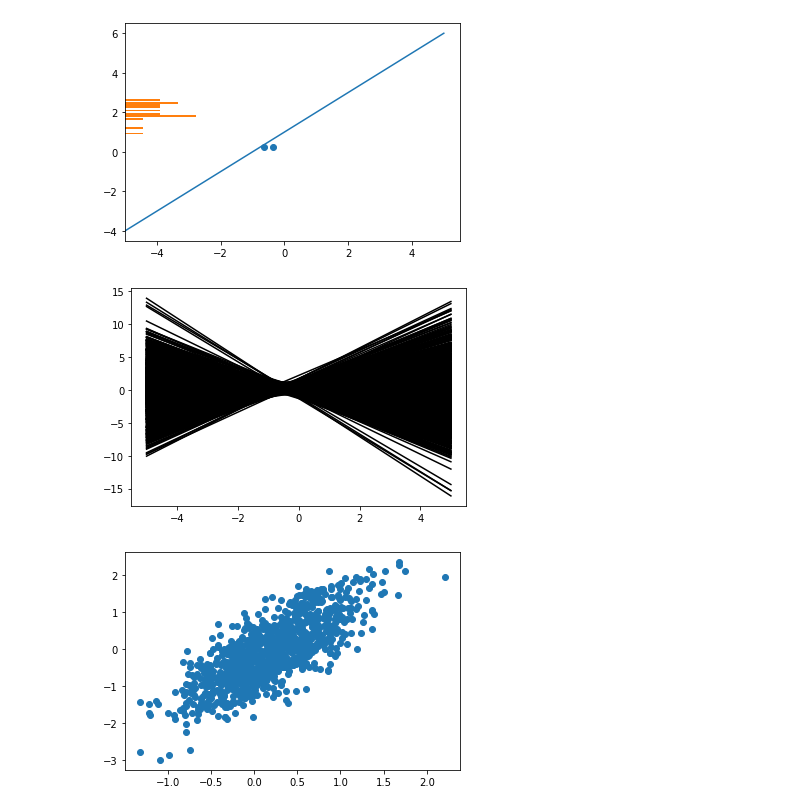
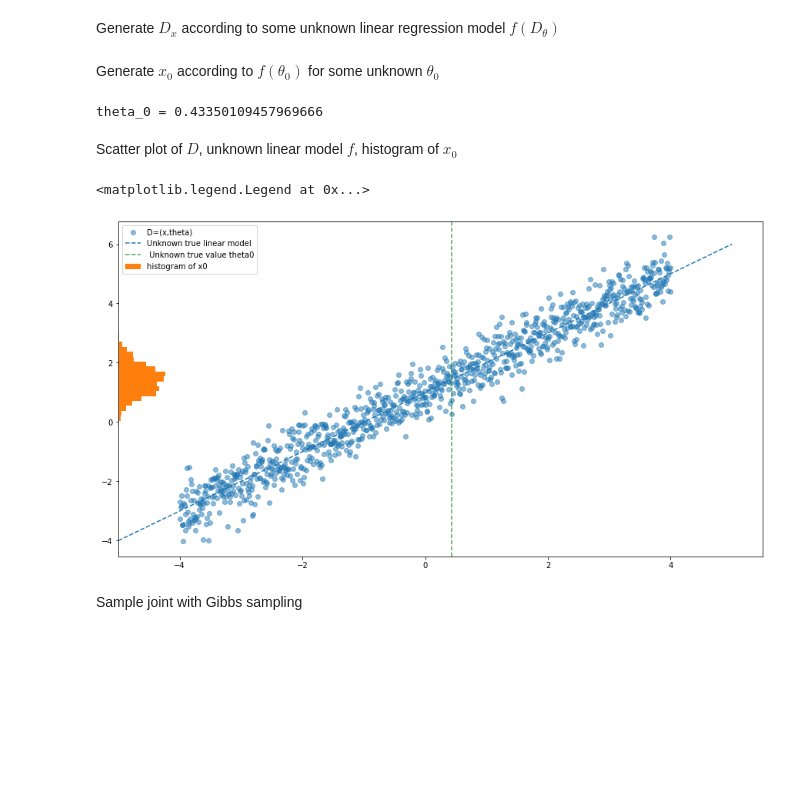
Before and after one commit to ElouanARGOUARCH/SBI, a Jupyter notebook: Bayesian Linear Regression .ipynb, the cells around one changed output. Drawn from its saved outputs; the diff is of its cells as text; code cells hidden in the pictures; blank space fills up the shorter version.

```diff
--- a/Bayesian Linear Regression .ipynb
+++ b/Bayesian Linear Regression .ipynb
@@ -6,30 +8,43 @@ import matplotlib
+# %%
+d = 1
+sigma_theta =torch.eye(d)*0.5
+mu_theta =torch.zeros(d)
+prior_distribution = torch.distributions.MultivariateNormal(mu_theta, sigma_theta)
+
+prior_log_prob = lambda samples: prior_distribution.log_prob(samples)
+
+n_D = 1000
+D_theta =torch.linspace(-4,4,n_D).unsqueeze(-1)
+# %% [markdown]
+Generate $D_x$ according to some unknown linear regression model $f(D_\theta)$
 # %%
-d = 1
-sigma_theta =torch.eye(d)
-mu_theta =torch.zeros(d)
-prior_distribution = torch.distributions.MultivariateNormal(mu_theta, sigma_theta)
-
-prior_log_prob = lambda samples: prior_distribution.log_prob(samples)
-
-num_samples = 2
-theta =prior_distribution.sample([num_samples])
-
 sigma_simulateur = .5
 f = lambda y: 1*torch.ones(d)@y.T+1
 simulateur= lambda theta: f(theta) + torch.randn(theta.shape[0])*sigma_simulateur
 
-x = simulateur(theta)
-
-theta_0 = torch.ones(d)
-number_observations= 20
-x0 = simulateur(theta_0.unsqueeze(0).repeat(number_observations, 1))
+D_x = simulateur(D_theta)
+# %% [markdown]
+Generate $x_0$ according to $f(\theta_0)$ for some unknown $\theta_0$
+# %%
+theta_0 = prior_distribution.sample()
+print('theta_0 = ' + str(theta_0.item()))
+n_x0= 1000
+x0 = simulateur(theta_0.unsqueeze(0).repeat(n_x0, 1))
+# %% [output]
+theta_0 = 0.43350109457969666
+# %% [markdown]
+Scatter plot of $D$, unknown linear model $f$, histogram of $x_0$
 # %%
-plt.scatter(theta[:,0].numpy(), x.numpy())
+plt.figure(figsize = (15,8))
+plt.scatter(D_theta[:,0].numpy(), D_x.numpy(), alpha =.5, label = 'D=(x,theta)')
 tt = torch.linspace(-5,5,100)
-plt.plot(tt,f(tt.unsqueeze(-1)))
-hist = plt.hist(x0.numpy(), orientation ='horizontal', bins = 20, density = True, bottom = -5)
+plt.plot(tt.numpy(),f(tt.unsqueeze(-1)).numpy(), linestyle = '--', label = 'Unknown true linear model')
+plt.axvline(theta_0.numpy(), color = 'green', alpha = .7, linestyle = '--', label=' Unknown true value theta0')
+hist = plt.hist(x0.numpy(), orientation ='horizontal', bins = 20, density = True, bottom = -5, label = 'histogram of x0')
+plt.legend()
 # %% [output]
+<matplotlib.legend.Legend at 0x...>
-[figure, old version]
+[figure, new version]
 # %%
 def plot_models(models):
     if models.shape[-1]<=2:
@@ -125,7 +154,2 @@ class bayesian_linear_regression:
-# %%
-blr = bayesian_linear_regression(x, theta, x0, sigma_simulateur, mu_theta, sigma_theta)
-models = blr.parameter_posterior_distribution.sample([1000])
-plot_models(models)
-# %% [output]
-[figure, removed]
-[figure, removed]
+# %% [markdown]
+Sample joint with Gibbs sampling
```
Also changed, not shown: parts of 11 cells of this notebook, 4 other files.
